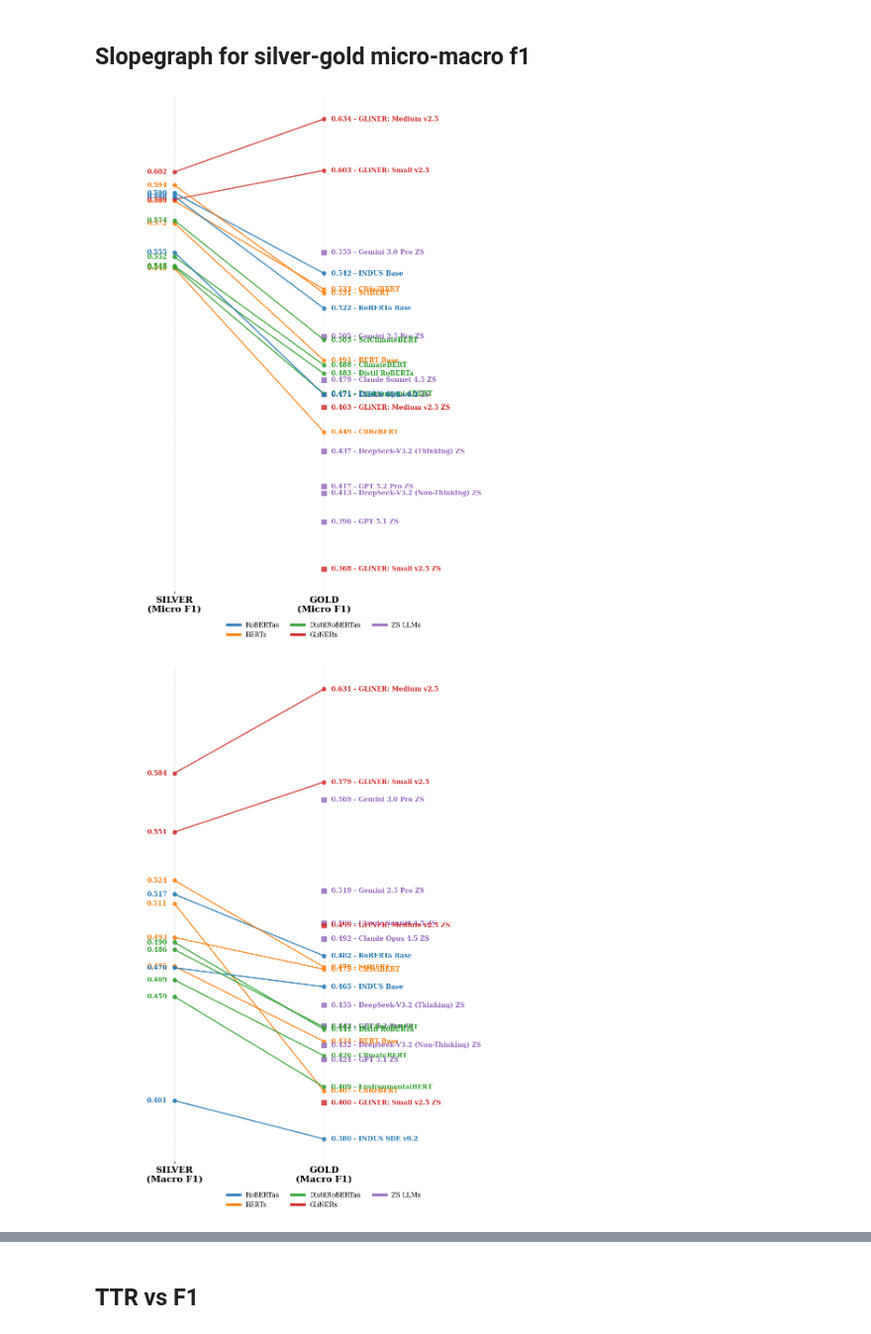
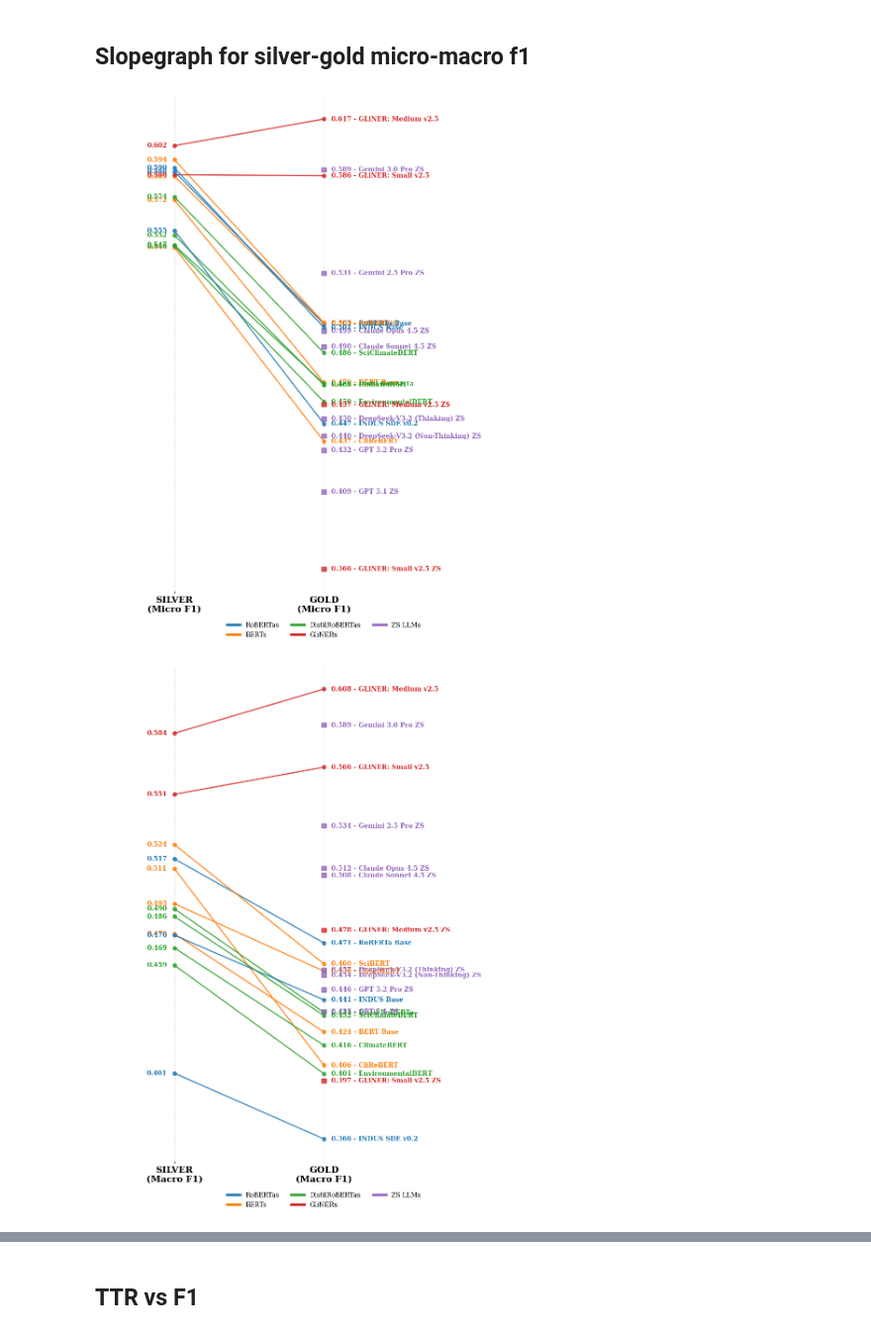
Before and after one commit to P0L3/CliReNER, a Jupyter notebook: EXPERIMENTS/VISUALS/visuals.ipynb, the cells around one changed output, grey strips where cells are left out. Shown at 99% size. Cells and saved outputs as stored; diff of their text form; code cells hidden in the pictures.

```diff
--- a/EXPERIMENTS/VISUALS/visuals.ipynb
+++ b/EXPERIMENTS/VISUALS/visuals.ipynb
@@ -18,8 +18,8 @@ model_display_name identifies the model and tag the evaluated entity class. For
 | BERT Base          | Asset | 0.49                   | 0.10           | 0.11          | 0.09          | 4.6                       | 10.2                     |
 # %%
 # 1. Load the raw data (the file you just created)
-input_file = "clirener_detailed_results.csv" # "clirener_silver_detailed_results.csv"
-output_file = "clirener_aggregated_mean_std.csv" # "clirener_silver_aggregated_mean_std.csv"
+input_file = "clirener_GOLDagg_detailed_results.csv" # "clirener_detailed_results.csv" # "clirener_silver_detailed_results.csv"
+output_file = "clirener_GOLDagg_aggregated_mean_std.csv" # "clirener_silver_aggregated_mean_std.csv"
 
 print(f"Loading {input_file}...")
 df = pd.read_csv(input_file)
@@ -86,7 +86,7 @@ if USE_SILVER:
     INPUT_FILE = "clirener_silver_aggregated_mean_std.csv"
     FILE_PREFIX = "silver_"
 else:
-    INPUT_FILE = "clirener_aggregated_mean_std.csv"
+    INPUT_FILE = "clirener_GOLDagg_aggregated_mean_std.csv" # "clirener_aggregated_mean_std.csv"
     FILE_PREFIX = "gold_"
 
 # The metric we want to analyze (Metrics: strict_f1_mean, exact_f1_mean, etc.)
@@ -240,8 +240,8 @@ if USE_SILVER:
     INPUT_FILE = "clirener_silver_aggregated_mean_std.csv"
     FILE_PREFIX = "silver_"
 else:
-    INPUT_FILE = "clirener_aggregated_mean_std.csv"
-    FILE_PREFIX = "gold_"
+    INPUT_FILE = "clirener_GOLDagg_aggregated_mean_std.csv" # "clirener_aggregated_mean_std.csv"
+    FILE_PREFIX = "gold_agg_"
 
 TARGET_METRIC = "strict_f1_mean"
 
@@ -1542,7 +1560,7 @@ import matplotlib.pyplot as plt
 import numpy as np
 
 # --- 1. Configuration & Data Loading ---
-GOLD_FILE = "clirener_aggregated_mean_std.csv"
+GOLD_FILE = "clirener_GOLDagg_aggregated_mean_std.csv" # "clirener_aggregated_mean_std.csv"
 SILVER_FILE = "clirener_silver_aggregated_mean_std.csv"
 TARGET_METRIC = "strict_f1_mean"  # Used for Macro
 MICRO_METRIC = "overall_strict_f1_mean" # Column name for Micro
@@ -1627,35 +1645,35 @@ def plot_slopegraph(metric_type):
             # Silver Label (Left)
             ax.text(-0.05, y_silver, f"{y_silver:.3f}", ha='right', va='center', fontsize=10, color=color, fontweight='bold')
         else:
             # 2. Plot standalone points for Gold-only (LLMs)
             ax.plot([1], [y_gold], marker='s', markersize=7, color=color, alpha=0.8)
 
         # Gold Label (Right)
         label_text = f"{y_gold:.3f} - {model}"
         ax.text(1.05, y_gold, label_text, ha='left', va='center', fontsize=10, color=color, fontweight='bold')
 
     # Formatting
     ax.set_xlim(-0.5, 2.5)
     ax.set_xticks([0, 1])
     ax.set_xticklabels([f'SILVER\n({metric_type} F1)', f'GOLD\n({metric_type} F1)'], fontsize=14, fontweight='bold')
     ax.set_yticks([]) # Hide Y axis numbers as we have text labels
 
     # plt.title(f"Rank Stability: Silver vs. Gold Generalization Gap ({metric_type} F1)", fontsize=16, pad=30)
 
     # Custom Legend
     from matplotlib.lines import Line2D
     legend_elements = [Line2D([0], [0], color=c, lw=4, label=g) for g, c in GROUP_COLORS.items()]
     ax.legend(handles=legend_elements, loc='upper center', bbox_to_anchor=(0.5, -0.05), ncol=3, frameon=False)
 
     plt.tight_layout()
     plt.show()
 
 # Run for both metrics
 plot_slopegraph("Micro")
 plot_slopegraph("Macro")
 # %% [output]
-[figure, old version]
+[figure, new version]
-[figure, old version]
+[figure, new version]
 # %%
 import pandas as pd
 import matplotlib.pyplot as plt
```
Also changed, not shown: parts of 23 cells of this notebook, 6 other files.
